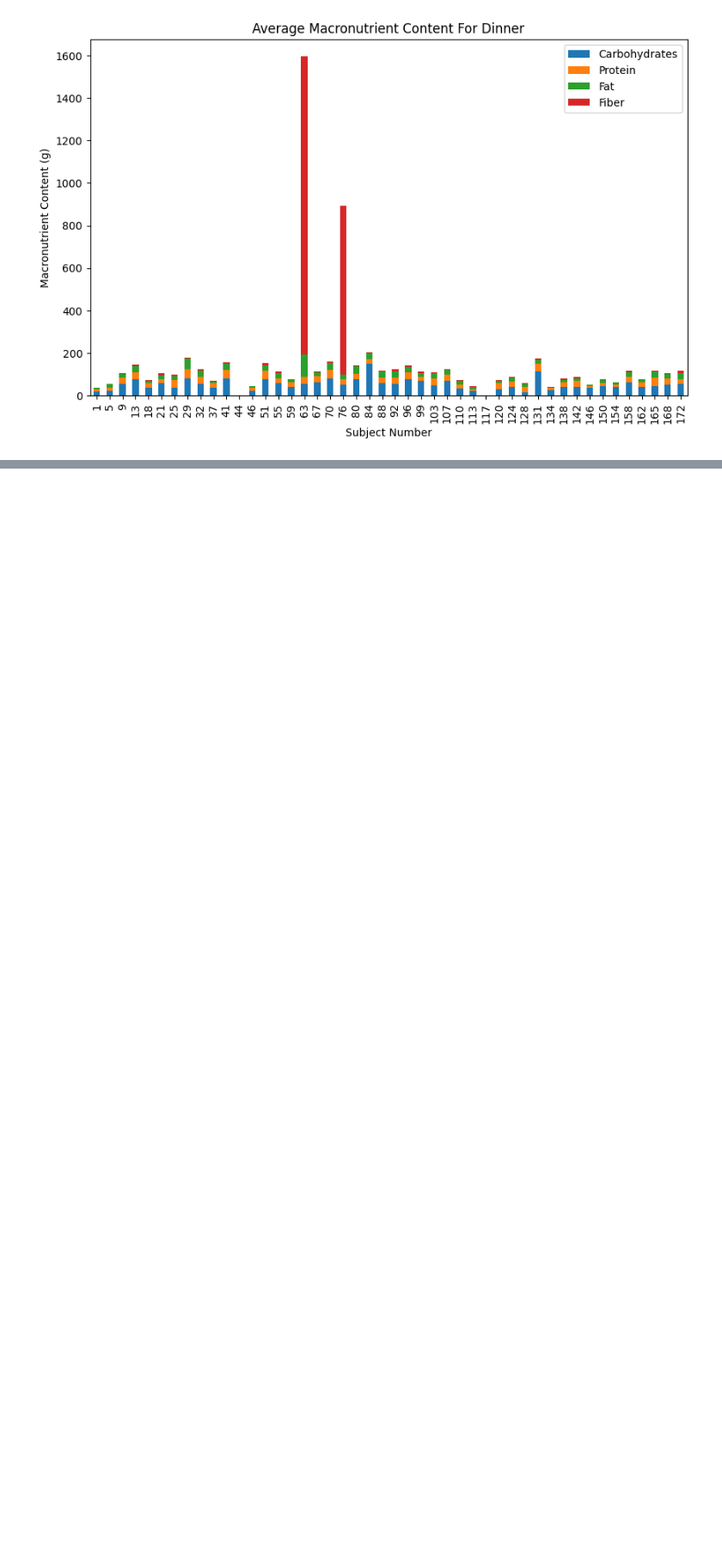
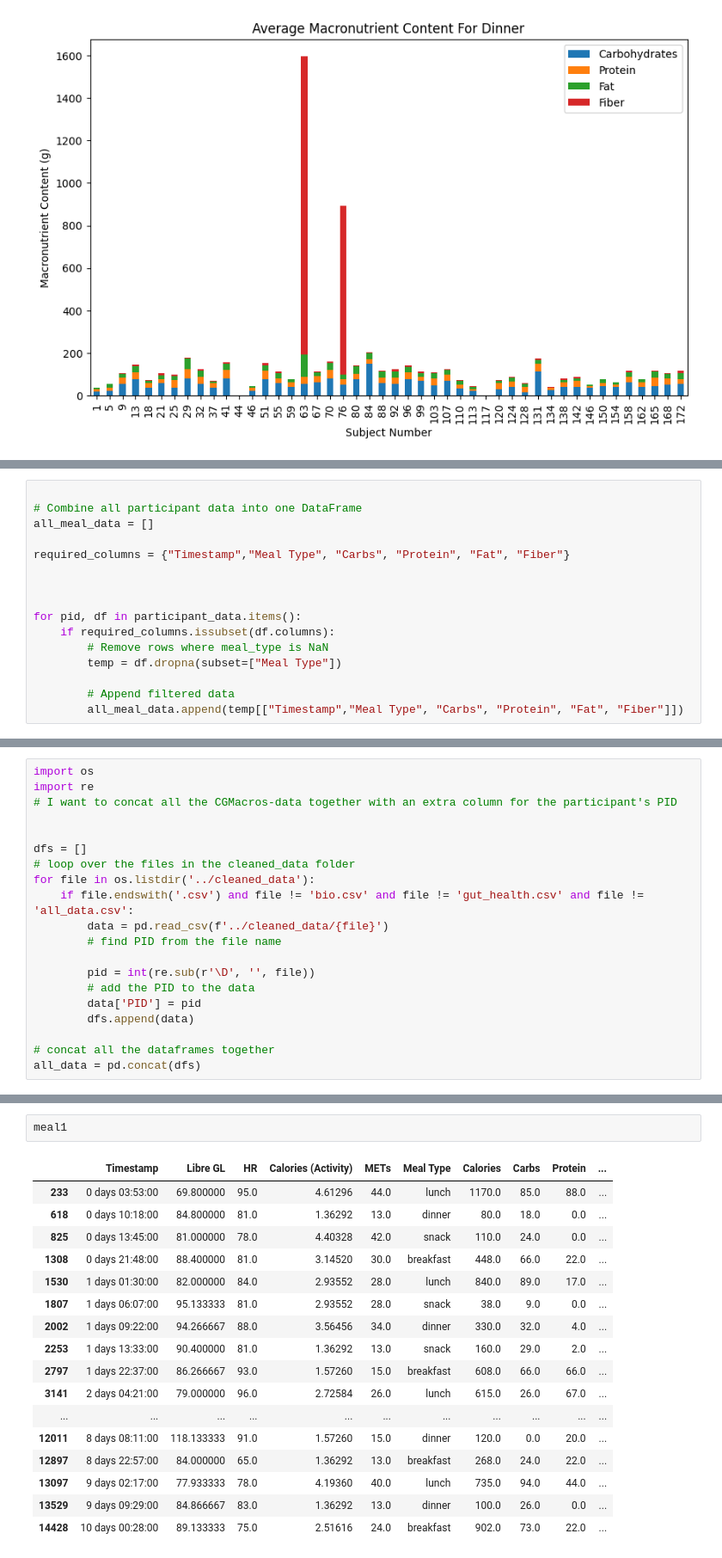
Before and after one commit to g7xu/Secret-Life-Of-BloodGlucose, a Jupyter notebook: eda/Cecilia_EDA.ipynb, the cells around one changed output, grey strips where cells are left out. Shown at 86% size. Drawn from its saved outputs; the diff is of its cells as text; blank space fills up the shorter version.

```diff
--- a/eda/Cecilia_EDA.ipynb
+++ b/eda/Cecilia_EDA.ipynb
@@ -79,0 +127,16 @@ plt.show()
+# %%
+
+# Combine all participant data into one DataFrame
+all_meal_data = []
+
+required_columns = {"Timestamp","Meal Type", "Carbs", "Protein", "Fat", "Fiber"}
+
+
+
+for pid, df in participant_data.items():
+    if required_columns.issubset(df.columns):
+        # Remove rows where meal_type is NaN
+        temp = df.dropna(subset=["Meal Type"])
+
+        # Append filtered data
+        all_meal_data.append(temp[["Timestamp","Meal Type", "Carbs", "Protein", "Fat", "Fiber"]])
@@ -79,0 +196,20 @@ plt.show()
+# %%
+import os
+import re
+# I want to concat all the CGMacros-data together with an extra column for the participant's PID
+
+
+dfs = []
+# loop over the files in the cleaned_data folder
+for file in os.listdir('../cleaned_data'):
+    if file.endswith('.csv') and file != 'bio.csv' and file != 'gut_health.csv' and file != 'all_data.csv':
+        data = pd.read_csv(f'../cleaned_data/{file}')
+        # find PID from the file name
+
+        pid = int(re.sub(r'\D', '', file))
+        # add the PID to the data
+        data['PID'] = pid
+        dfs.append(data)
+
+# concat all the dataframes together
+all_data = pd.concat(dfs)
@@ -79,0 +254,20 @@ plt.show()
+# %%
+meal1
+# %% [output]
+|  | Timestamp | Libre GL | HR | Calories (Activity) | METs | Meal Type | Calories | Carbs | Protein | ... |
+| 233 | 0 days 03:53:00 | 69.800000 | 95.0 | 4.61296 | 44.0 | lunch | 1170.0 | 85.0 | 88.0 | ... |
+| 618 | 0 days 10:18:00 | 84.800000 | 81.0 | 1.36292 | 13.0 | dinner | 80.0 | 18.0 | 0.0 | ... |
+| 825 | 0 days 13:45:00 | 81.000000 | 78.0 | 4.40328 | 42.0 | snack | 110.0 | 24.0 | 0.0 | ... |
+| 1308 | 0 days 21:48:00 | 88.400000 | 81.0 | 3.14520 | 30.0 | breakfast | 448.0 | 66.0 | 22.0 | ... |
+| 1530 | 1 days 01:30:00 | 82.000000 | 84.0 | 2.93552 | 28.0 | lunch | 840.0 | 89.0 | 17.0 | ... |
+| 1807 | 1 days 06:07:00 | 95.133333 | 81.0 | 2.93552 | 28.0 | snack | 38.0 | 9.0 | 0.0 | ... |
+| 2002 | 1 days 09:22:00 | 94.266667 | 88.0 | 3.56456 | 34.0 | dinner | 330.0 | 32.0 | 4.0 | ... |
+| 2253 | 1 days 13:33:00 | 90.400000 | 81.0 | 1.36292 | 13.0 | snack | 160.0 | 29.0 | 2.0 | ... |
+| 2797 | 1 days 22:37:00 | 86.266667 | 93.0 | 1.57260 | 15.0 | breakfast | 608.0 | 66.0 | 66.0 | ... |
+| 3141 | 2 days 04:21:00 | 79.000000 | 96.0 | 2.72584 | 26.0 | lunch | 615.0 | 26.0 | 67.0 | ... |
+| ... | ... | ... | ... | ... | ... | ... | ... | ... | ... | ... |
+| 12011 | 8 days 08:11:00 | 118.133333 | 91.0 | 1.57260 | 15.0 | dinner | 120.0 | 0.0 | 20.0 | ... |
+| 12897 | 8 days 22:57:00 | 84.000000 | 65.0 | 1.36292 | 13.0 | breakfast | 268.0 | 24.0 | 22.0 | ... |
+| 13097 | 9 days 02:17:00 | 77.933333 | 78.0 | 4.19360 | 40.0 | lunch | 735.0 | 94.0 | 44.0 | ... |
+| 13529 | 9 days 09:29:00 | 84.866667 | 83.0 | 1.36292 | 13.0 | dinner | 100.0 | 26.0 | 0.0 | ... |
+| 14428 | 10 days 00:28:00 | 89.133333 | 75.0 | 2.51616 | 24.0 | breakfast | 902.0 | 73.0 | 22.0 | ... |
```
Also changed, not shown: parts of 19 cells of this notebook.
